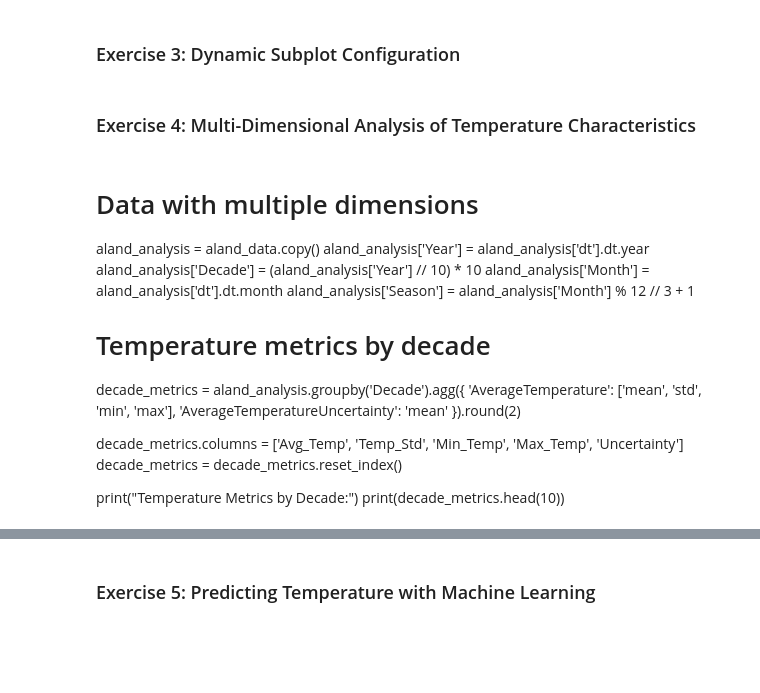
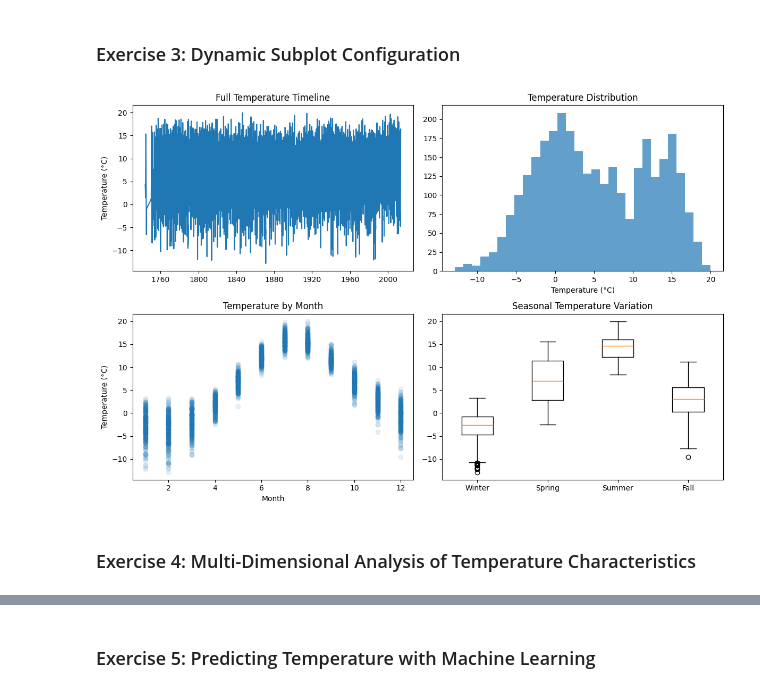
Before and after one commit to HoussamCS/GeeksProgramProgram2, a Jupyter notebook: week_3/day_4/XP_Ninja/XP_Ninja.ipynb, the cells around one changed output, grey strips where cells are left out. Saved outputs shown, nothing was run; the diff lists cells and outputs as text; code cells hidden in the pictures; blank space fills up the shorter version.

```diff
--- a/week_3/day_4/XP_Ninja/XP_Ninja.ipynb
+++ b/week_3/day_4/XP_Ninja/XP_Ninja.ipynb
@@ -75,63 +79,52 @@ cols = 2 if num_plots > 1 else 1
 
 fig, axes = plt.subplots(rows, cols, figsize=(12, 4*rows))
 
-# plots
+# Flatten axes array to make indexing easier
+if num_plots > 1:
+    axes = axes.flatten()
+
 plot_data = aland_data.copy()
 plot_data['Year'] = plot_data['dt'].dt.year
 plot_data['Month'] = plot_data['dt'].dt.month
 
-# Plot: Line plot - Full temperature timeline
+#  Line plot - Full temperature timeline
 if num_plots >= 1:
     ax = axes[0] if num_plots > 1 else axes
     ax.plot(plot_data['dt'], plot_data['AverageTemperature'])
     ax.set_title('Full Temperature Timeline')
     ax.set_ylabel('Temperature (°C)')
 
-# Plot : Histogram - Temperature distribution
+#  Histogram - Temperature distribution
 if num_plots >= 2:
-    ax = axes[1] if num_plots > 1 else axes
+    ax = axes[1]
     ax.hist(plot_data['AverageTemperature'], bins=30, alpha=0.7)
     ax.set_title('Temperature Distribution')
     ax.set_xlabel('Temperature (°C)')
 
-# Plot: Scatter plot - Temperature by month
+#  Scatter plot - Temperature by month
 if num_plots >= 3:
-    ax = axes[2] if num_plots > 1 else axes
+    ax = axes[2]
     ax.scatter(plot_data['Month'], plot_data['AverageTemperature'], alpha=0.1)
     ax.set_title('Temperature by Month')
     ax.set_xlabel('Month')
     ax.set_ylabel('Temperature (°C)')
 
 # Box plot - Seasonal variation
 if num_plots >= 4:
-    ax = axes[3] if num_plots > 1 else axes
+    ax = axes[3]
     seasonal_data = [plot_data[plot_data['Month'].between(m, m+2)]['AverageTemperature']
                    for m in [1, 4, 7, 10]]
     ax.boxplot(seasonal_data, labels=['Winter', 'Spring', 'Summer', 'Fall'])
     ax.set_title('Seasonal Temperature Variation')
 
+# Hide unused subplots if any
+if num_plots > 1:
+    for i in range(num_plots, len(axes)):
+        axes[i].set_visible(False)
+
 plt.tight_layout()
 plt.show()
+# %% [output]
+[figure, added]
 # %% [markdown]
 ### Exercise 4: Multi-Dimensional Analysis of Temperature Characteristics
-# %% [markdown]
-
-
-# Data with multiple dimensions
-aland_analysis = aland_data.copy()
-aland_analysis['Year'] = aland_analysis['dt'].dt.year
-aland_analysis['Decade'] = (aland_analysis['Year'] // 10) * 10
-aland_analysis['Month'] = aland_analysis['dt'].dt.month
-aland_analysis['Season'] = aland_analysis['Month'] % 12 // 3 + 1
-
-# Temperature metrics by decade
-decade_metrics = aland_analysis.groupby('Decade').agg({
-    'AverageTemperature': ['mean', 'std', 'min', 'max'],
-    'AverageTemperatureUncertainty': 'mean'
-}).round(2)
-
-decade_metrics.columns = ['Avg_Temp', 'Temp_Std', 'Min_Temp', 'Max_Temp', 'Uncertainty']
-decade_metrics = decade_metrics.reset_index()
-
-print("Temperature Metrics by Decade:")
-print(decade_metrics.head(10))
```
Also changed, not shown: parts of 15 cells of this notebook, 11 other files.
